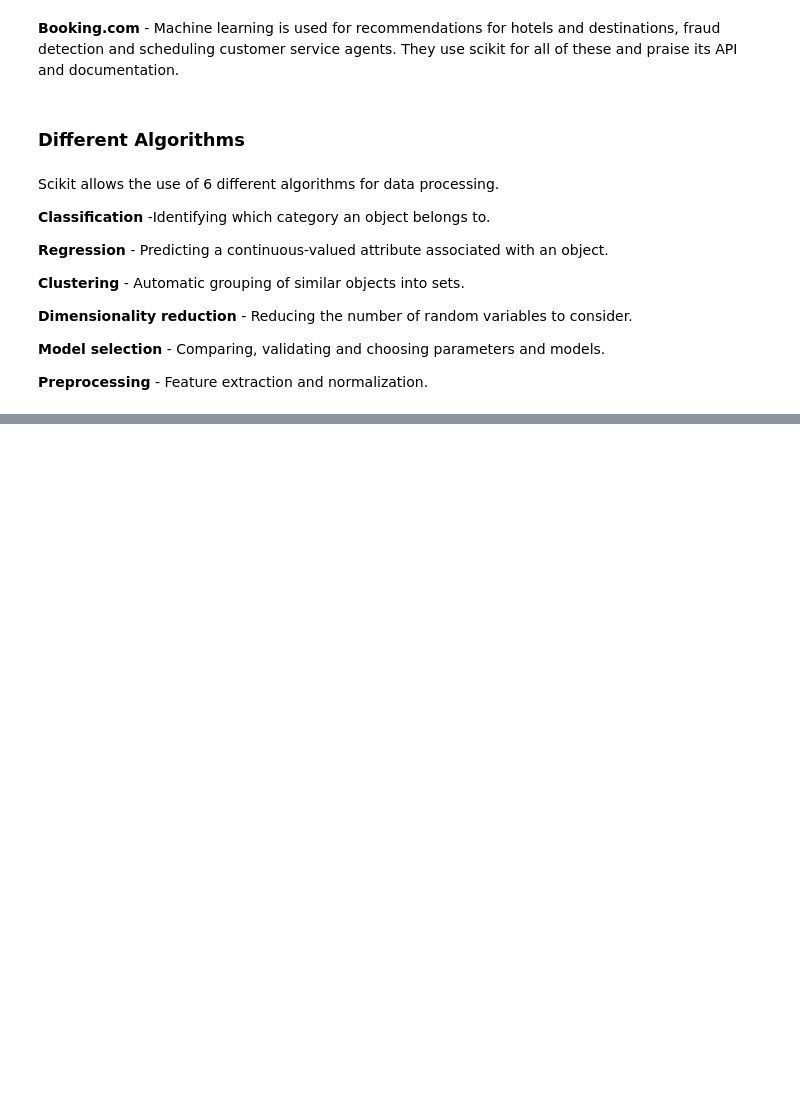
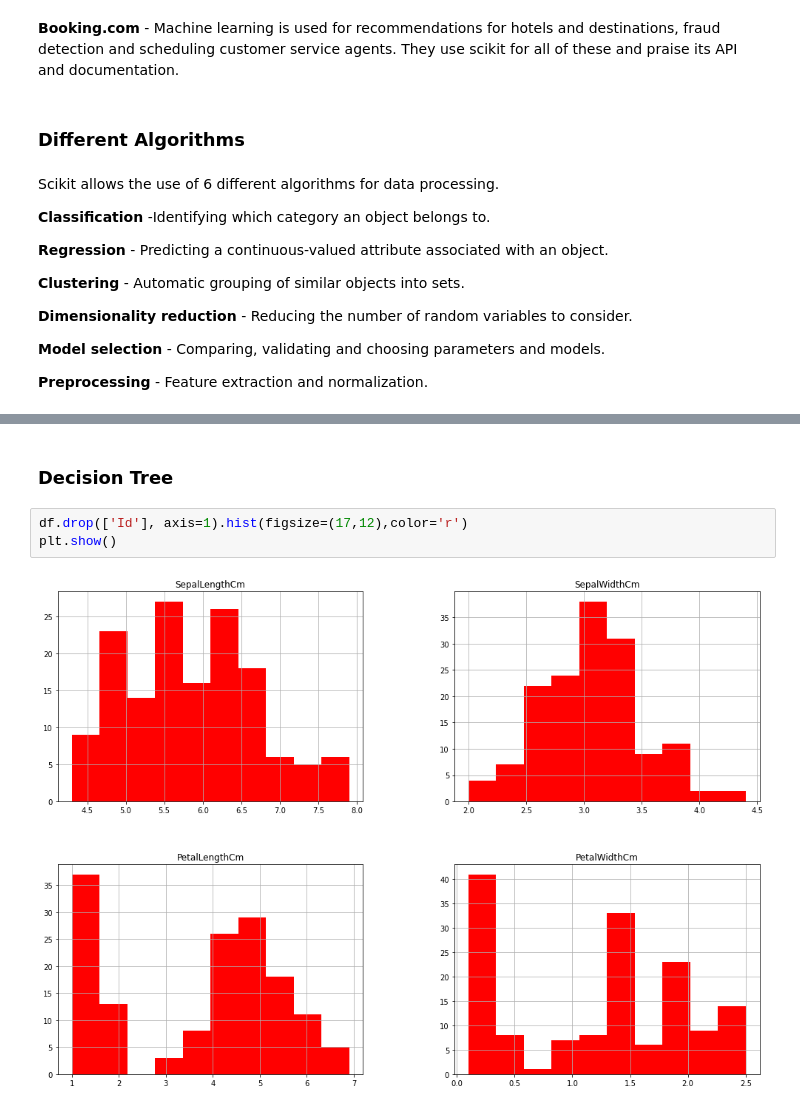
Before and after one commit to EndaGoggin/Emerging_Technologies, a Jupyter notebook: scikit-learn.ipynb, the cells around one changed output, grey strips where cells are left out. Cells and saved outputs as stored; diff of their text form; blank space fills up the shorter version.

```diff
--- a/scikit-learn.ipynb
+++ b/scikit-learn.ipynb
@@ -43,0 +179,7 @@ Scikit allows the use of 6 different algorithms for data processing.
+# %% [markdown]
+### Decision Tree
+# %%
+df.drop(['Id'], axis=1).hist(figsize=(17,12),color='r')
+plt.show()
+# %% [output]
+[figure, added]
```
Also changed, not shown: parts of 22 cells of this notebook, 2 other files.
